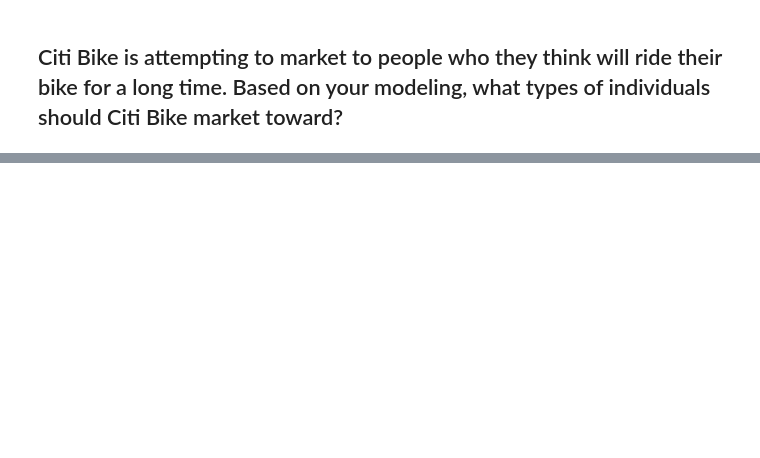
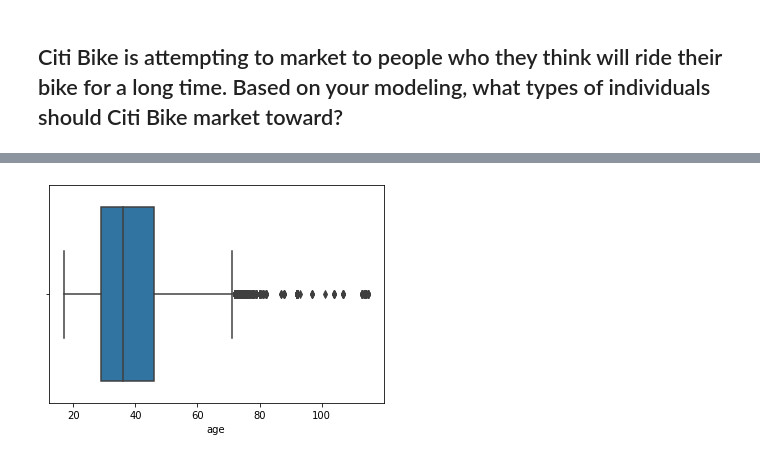
Before and after one commit to joeiid/validation-lab, a Jupyter notebook: starter-code.ipynb, the cells around one changed output, grey strips where cells are left out. Saved outputs shown, nothing was run; the diff lists cells and outputs as text; code cells hidden in the pictures; blank space fills up the shorter version.

```diff
--- a/starter-code.ipynb
+++ b/starter-code.ipynb
@@ -65,0 +324,4 @@ Using the `statsmodels` summary, test whether or not `age` has a significant eff
+# %%
+sns.boxplot(x = df['age']);
+# %% [output]
+[figure, added]
```
Also changed, not shown: parts of 46 cells of this notebook.
